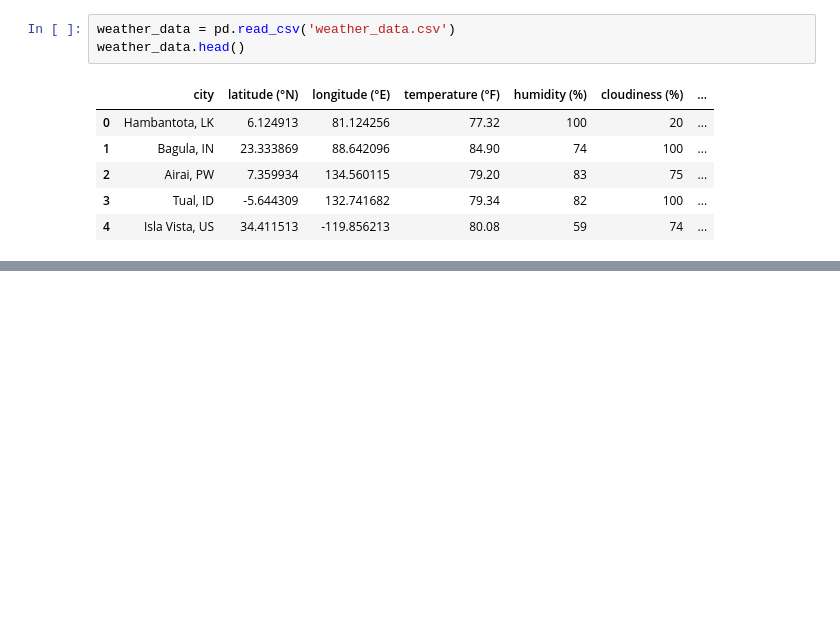
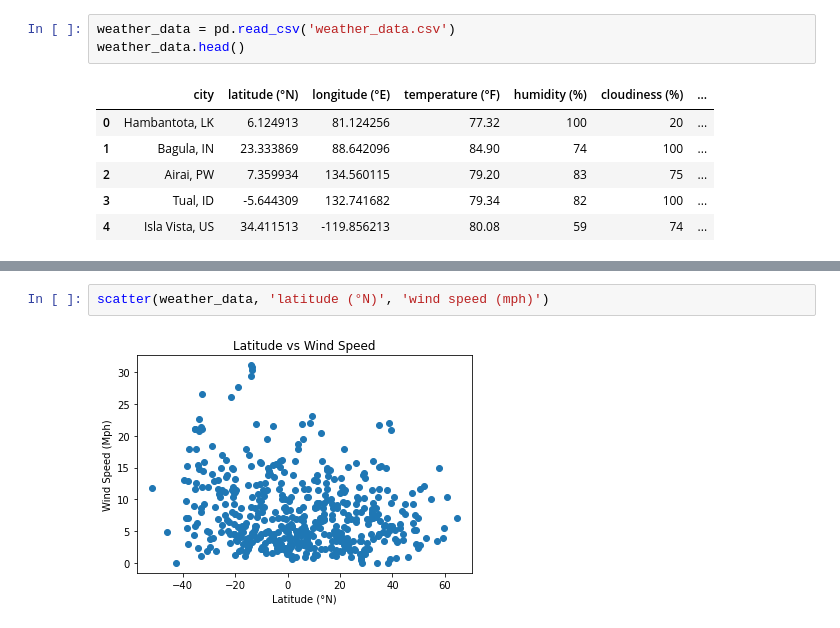
Before and after one commit to asundquistdavis/Web-Design-Challenge, a Jupyter notebook: Resources/create_visualizations.ipynb, the cells around one changed output, grey strips where cells are left out. Drawn from its saved outputs; the diff is of its cells as text; blank space fills up the shorter version.

```diff
--- a/Resources/create_visualizations.ipynb
+++ b/Resources/create_visualizations.ipynb
@@ -15,0 +42,4 @@ weather_data.to_html(buf='data.html', encoding='utf-8')
+# %%
+scatter(weather_data, 'latitude (°N)', 'wind speed (mph)')
+# %% [output]
+[figure, added]
```
Also changed, not shown: parts of 5 cells of this notebook, 5 other files.
